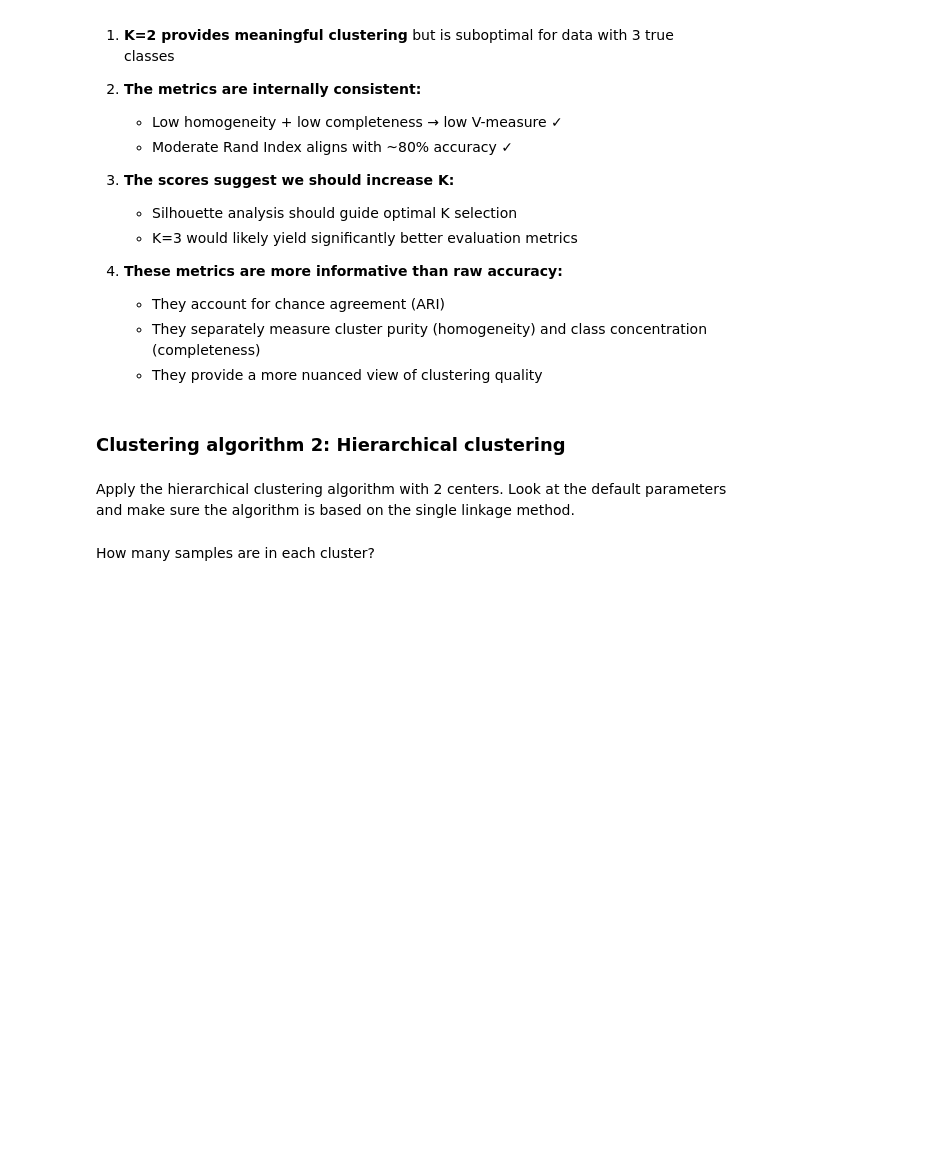
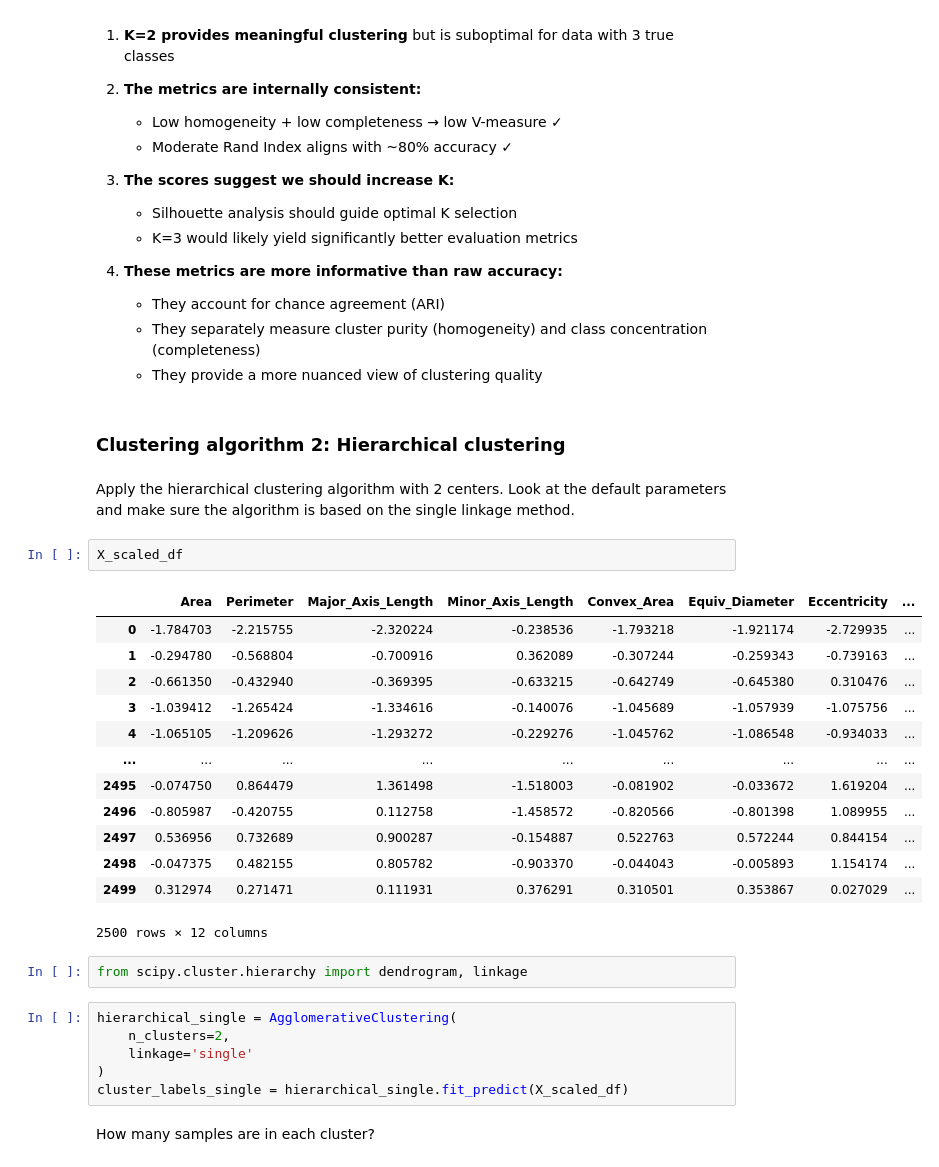
Before and after one commit to Benbakreti0Amine/data_analysis_project_M1CNS, a Jupyter notebook: TD2_3.ipynb, the cells around one changed output. Drawn from its saved outputs; the diff is of its cells as text; blank space fills up the shorter version.

```diff
--- a/TD2_3.ipynb
+++ b/TD2_3.ipynb
@@ -936,5 +936,29 @@ Despite low scores, the clustering is **not completely failing**:
 ### Clustering algorithm 2: Hierarchical clustering
 # %% [markdown]
 Apply the hierarchical clustering algorithm with 2 centers. Look at the default parameters and make sure the algorithm is based on the single linkage method.
+# %%
+X_scaled_df
+# %% [output]
+|  | Area | Perimeter | Major_Axis_Length | Minor_Axis_Length | Convex_Area | Equiv_Diameter | Eccentricity | ... |
+| 0 | -1.784703 | -2.215755 | -2.320224 | -0.238536 | -1.793218 | -1.921174 | -2.729935 | ... |
+| 1 | -0.294780 | -0.568804 | -0.700916 | 0.362089 | -0.307244 | -0.259343 | -0.739163 | ... |
+| 2 | -0.661350 | -0.432940 | -0.369395 | -0.633215 | -0.642749 | -0.645380 | 0.310476 | ... |
+| 3 | -1.039412 | -1.265424 | -1.334616 | -0.140076 | -1.045689 | -1.057939 | -1.075756 | ... |
+| 4 | -1.065105 | -1.209626 | -1.293272 | -0.229276 | -1.045762 | -1.086548 | -0.934033 | ... |
+| ... | ... | ... | ... | ... | ... | ... | ... | ... |
+| 2495 | -0.074750 | 0.864479 | 1.361498 | -1.518003 | -0.081902 | -0.033672 | 1.619204 | ... |
+| 2496 | -0.805987 | -0.420755 | 0.112758 | -1.458572 | -0.820566 | -0.801398 | 1.089955 | ... |
+| 2497 | 0.536956 | 0.732689 | 0.900287 | -0.154887 | 0.522763 | 0.572244 | 0.844154 | ... |
+| 2498 | -0.047375 | 0.482155 | 0.805782 | -0.903370 | -0.044043 | -0.005893 | 1.154174 | ... |
+| 2499 | 0.312974 | 0.271471 | 0.111931 | 0.376291 | 0.310501 | 0.353867 | 0.027029 | ... |
+2500 rows × 12 columns
+# %%
+from scipy.cluster.hierarchy import dendrogram, linkage
+# %%
+hierarchical_single = AgglomerativeClustering(
+    n_clusters=2,
+    linkage='single'
+)
+cluster_labels_single = hierarchical_single.fit_predict(X_scaled_df)
 # %% [markdown]
 How many samples are in each cluster?
```
Also changed, not shown: parts of 17 cells of this notebook.
